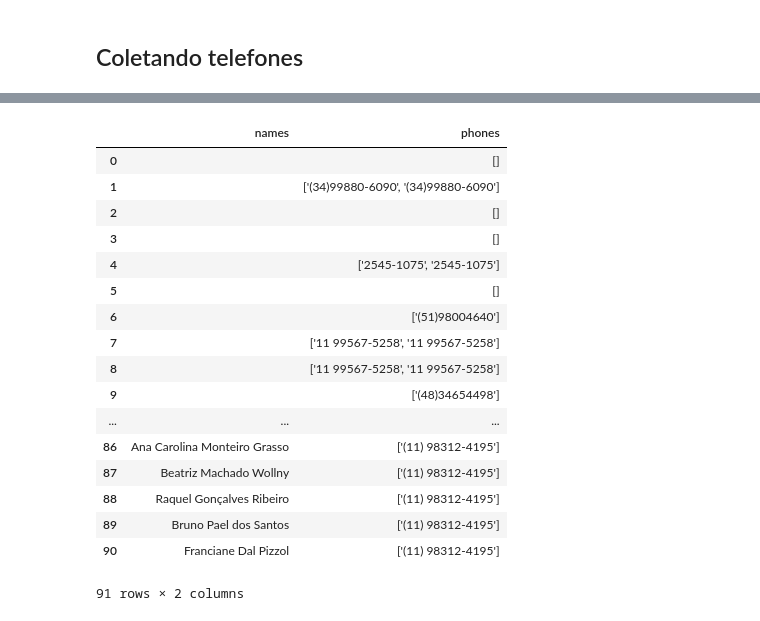
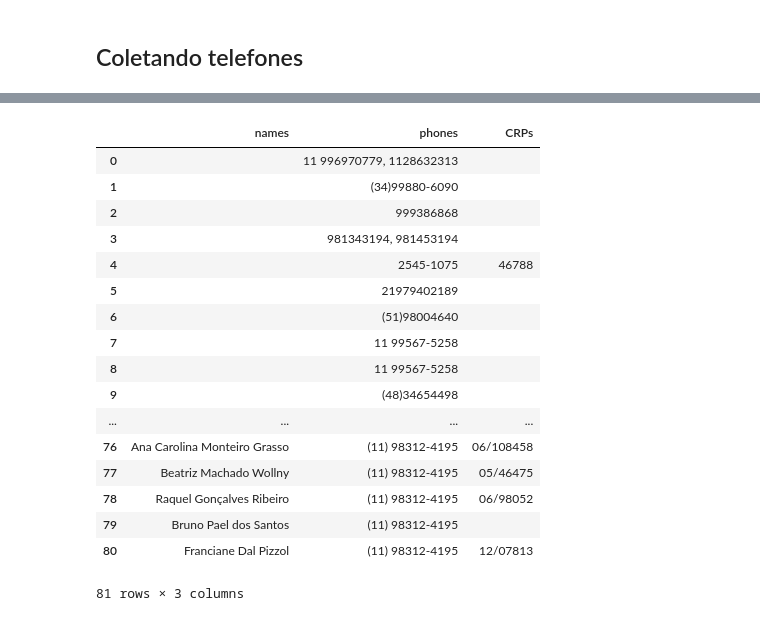
Before and after one commit to ricardorobson/RI, a Jupyter notebook: Extractor/GeneralExtractor.ipynb, the cells around one changed output, grey strips where cells are left out. Drawn from its saved outputs; the diff is of its cells as text; code cells hidden in the pictures.

Commit message:
Remove domain loaded by ajax, improve phones extraction and collect CRPs and prices in generic extractor

```diff
--- a/Extractor/GeneralExtractor.ipynb
+++ b/Extractor/GeneralExtractor.ipynb
@@ -251,2 +254,12 @@ for index, soup in enumerate(soups):
 (11) 98312-4195
 ['(11) 98312-4195']
+# %%
+phones_counter = 0
+for index, phone in enumerate(phones):
+    print(str(index) + ' + ' + phone)
+    if phone:
+        phones_counter = phones_counter + 1
+print(phones_counter)
+d = {'names':names, 'phones': phones}
+df = pd.DataFrame(data=d)
+df
@@ -252,0 +316,31 @@ for index, soup in enumerate(soups):
+# %%
+def clean_text(text):
+    rg = re.compile(r"((\d{2}\/)?\d{5,6})")
+    return rg.findall(text)[0][0]
+
+CRPs = []
+
+#re.findall(r"[A-Za-z0-9._%+-]+@[A-Za-z0-9.-]+\.[A-Za-z]{2,4}",s)
+regex = r"((\W)(\d{2}\/)?\d{5,6}(\s))"
+rg = re.compile(regex)
+
+for index, soup in enumerate(soups):
+    for script in soup(["script", "style"]):
+        script.decompose()    # rip it out
+    test_str = soup.get_text()
+
+    result = rg.findall(test_str)
+    #if index == 13:
+     #   print(test_str)
+    if result:
+        print(str(index) + ' ' + str(len(result)) + str(result))
+        result = str(result[0][0])
+        CRPs.append(clean_text(result))
+    else:
+        CRPs.append('')
+
+count_crps = 0
+for crp in CRPs:
+    if len(crp)>0:
+        count_crps = count_crps + 1
+count_crps
@@ -253,23 +366,24 @@ for index, soup in enumerate(soups):
 # %%
-d = {'names':names, 'phones': phones}
+d = {'names':names, 'phones': phones, 'CRPs': CRPs}
 df = pd.DataFrame(data=d)
+df = df[['names', 'phones', 'CRPs']]
 df
 # %% [output]
-|  | names | phones |
-| 0 |  | [] |
-| 1 |  | ['(34)99880-6090', '(34)99880-6090'] |
-| 2 |  | [] |
-| 3 |  | [] |
-| 4 |  | ['2545-1075', '2545-1075'] |
-| 5 |  | [] |
-| 6 |  | ['(51)98004640'] |
-| 7 |  | ['11 99567-5258', '11 99567-5258'] |
-| 8 |  | ['11 99567-5258', '11 99567-5258'] |
-| 9 |  | ['(48)34654498'] |
-| ... | ... | ... |
-| 86 | Ana Carolina Monteiro Grasso | ['(11) 98312-4195'] |
-| 87 | Beatriz Machado Wollny | ['(11) 98312-4195'] |
-| 88 | Raquel Gonçalves Ribeiro | ['(11) 98312-4195'] |
-| 89 | Bruno Pael dos Santos | ['(11) 98312-4195'] |
-| 90 | Franciane Dal Pizzol | ['(11) 98312-4195'] |
+|  | names | phones | CRPs |
+| 0 |  | 11 996970779, 1128632313 |  |
+| 1 |  | (34)99880-6090 |  |
+| 2 |  | 999386868 |  |
+| 3 |  | 981343194, 981453194 |  |
+| 4 |  | 2545-1075 | 46788 |
+| 5 |  | 21979402189 |  |
+| 6 |  | (51)98004640 |  |
+| 7 |  | 11 99567-5258 |  |
+| 8 |  | 11 99567-5258 |  |
+| 9 |  | (48)34654498 |  |
+| ... | ... | ... | ... |
+| 76 | Ana Carolina Monteiro Grasso | (11) 98312-4195 | 06/108458 |
+| 77 | Beatriz Machado Wollny | (11) 98312-4195 | 05/46475 |
+| 78 | Raquel Gonçalves Ribeiro | (11) 98312-4195 | 06/98052 |
+| 79 | Bruno Pael dos Santos | (11) 98312-4195 |  |
+| 80 | Franciane Dal Pizzol | (11) 98312-4195 | 12/07813 |
-91 rows × 2 columns
+81 rows × 3 columns
```
Also changed, not shown: parts of 18 cells of this notebook, 10 other files.
